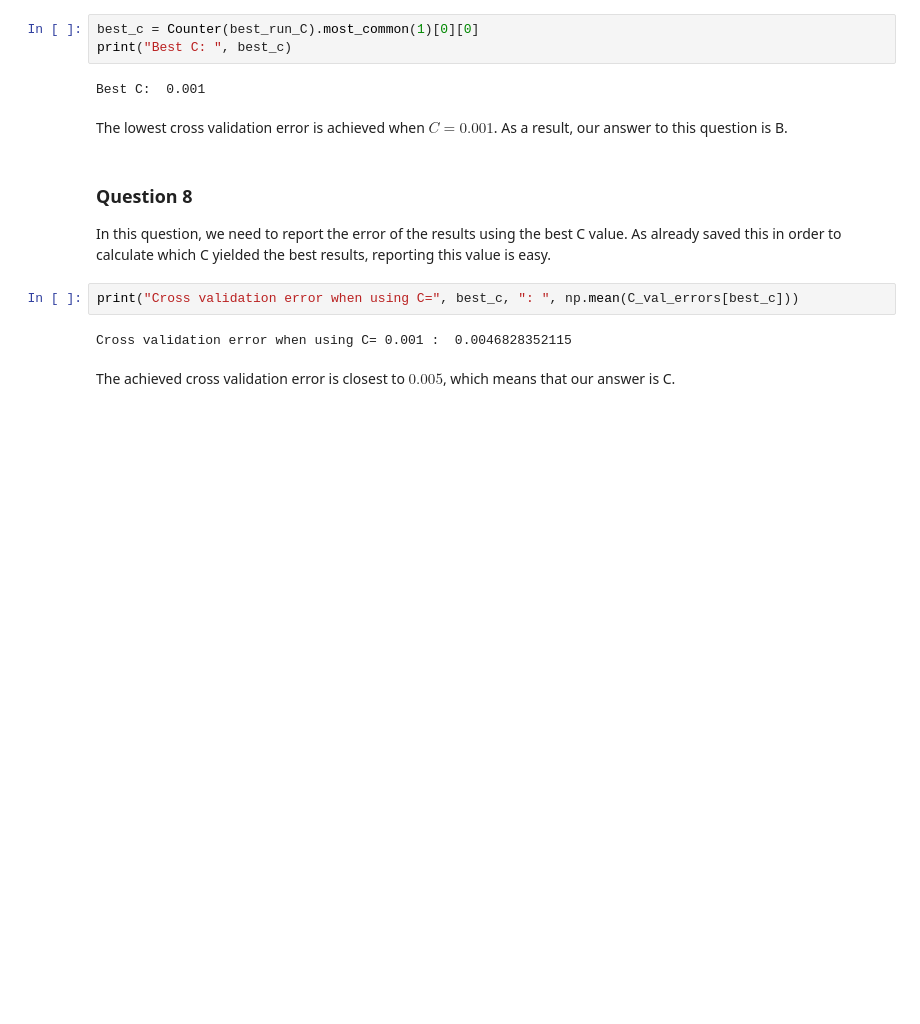
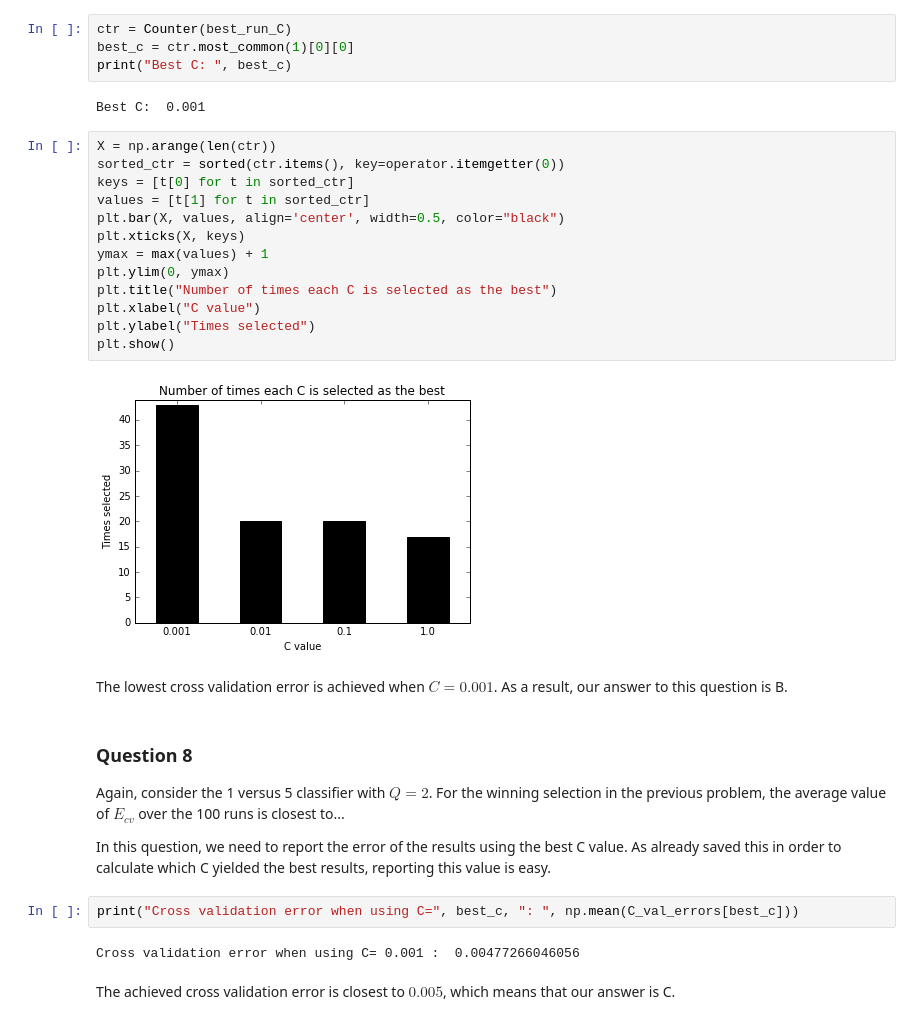
Before and after one commit to JensNevens/learning-from-data, a Jupyter notebook: notebooks/Homework 8.ipynb, the cells around one changed output. Saved outputs shown, nothing was run; the diff lists cells and outputs as text; blank space fills up the shorter version.

Commit message:
Added graphs and questions

```diff
--- a/notebooks/Homework 8.ipynb
+++ b/notebooks/Homework 8.ipynb
@@ -110,17 +118,37 @@ for run in range(runs):
 # %%
-best_c = Counter(best_run_C).most_common(1)[0][0]
+ctr = Counter(best_run_C)
+best_c = ctr.most_common(1)[0][0]
 print("Best C: ", best_c)
 # %% [output]
 Best C:  0.001
+# %%
+X = np.arange(len(ctr))
+sorted_ctr = sorted(ctr.items(), key=operator.itemgetter(0))
+keys = [t[0] for t in sorted_ctr]
+values = [t[1] for t in sorted_ctr]
+plt.bar(X, values, align='center', width=0.5, color="black")
+plt.xticks(X, keys)
+ymax = max(values) + 1
+plt.ylim(0, ymax)
+plt.title("Number of times each C is selected as the best")
+plt.xlabel("C value")
+plt.ylabel("Times selected")
+plt.show()
+# %% [output]
+[figure, added]
 # %% [markdown]
 The lowest cross validation error is achieved when $C=0.001$. As a result, our answer to this question is B.
 # %% [markdown]
 ### Question 8
+
+Again, consider the 1 versus 5 classifier with $Q = 2$. For the winning selection
+in the previous problem, the average value of $E_{cv}$ over the 100 runs is closest to...
+
 In this question, we need to report the error of the results using the best C value. As already saved this in order to calculate which C yielded the best results, reporting this value is easy.
 # %%
 print("Cross validation error when using C=", best_c, ": ", np.mean(C_val_errors[best_c]))
 # %% [output]
-Cross validation error when using C= 0.001 :  0.0046828352115
+Cross validation error when using C= 0.001 :  0.00477266046056
 # %% [markdown]
 The achieved cross validation error is closest to $0.005$, which means that our answer is C.
 # %% [markdown]
```
Also changed, not shown: parts of 7 cells of this notebook.
